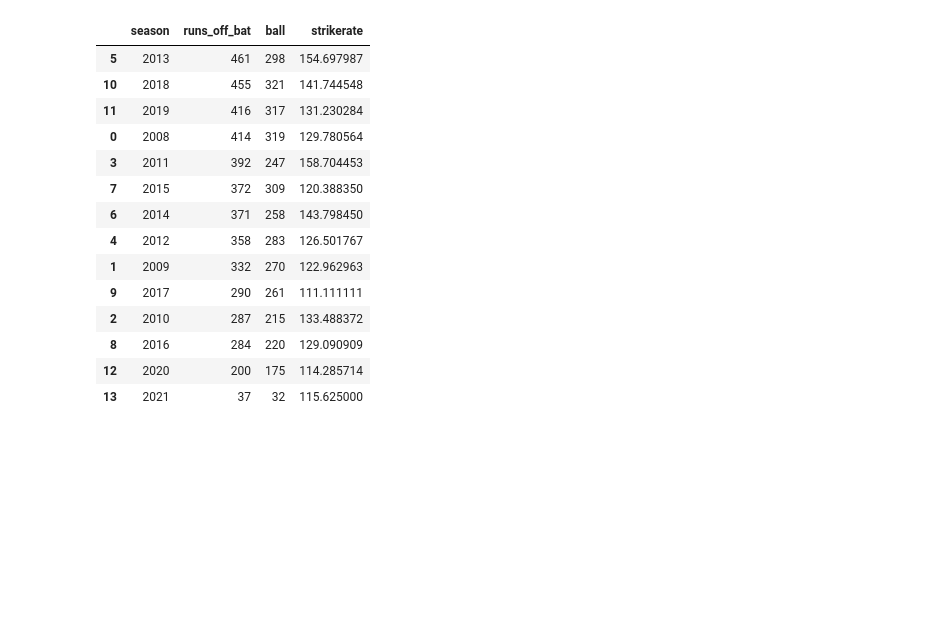
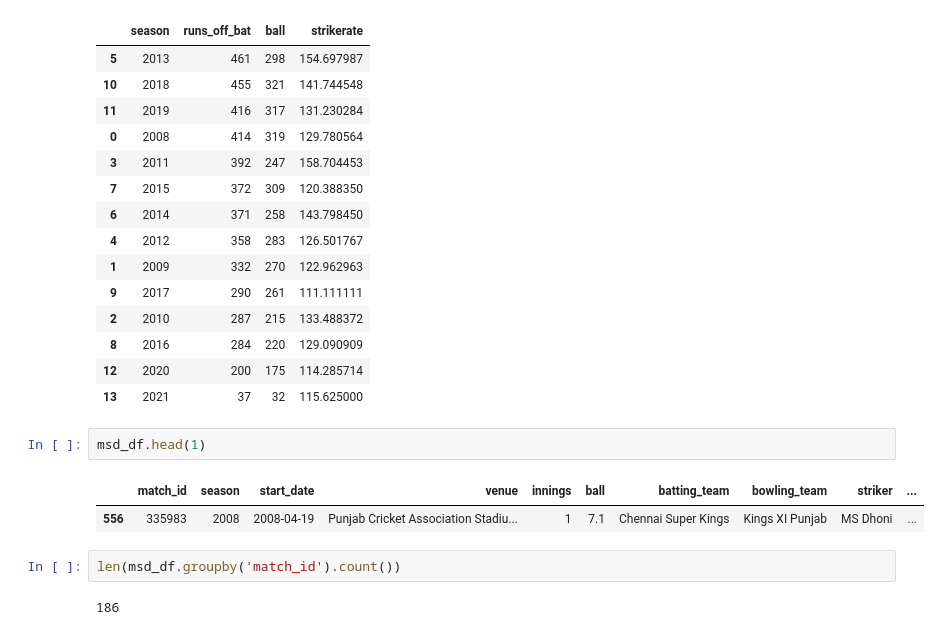
Before and after one commit to arehvs/practice, a Jupyter notebook: Case_study_of_MSD_over_the_years.ipynb, the cells around one changed output. Drawn from its saved outputs; the diff is of its cells as text; blank space fills up the shorter version.

```diff
--- a/Case_study_of_MSD_over_the_years.ipynb
+++ b/Case_study_of_MSD_over_the_years.ipynb
@@ -235,3 +236,12 @@ season_df
 | 8 | 2016 | 284 | 220 | 129.090909 |
 | 12 | 2020 | 200 | 175 | 114.285714 |
 | 13 | 2021 | 37 | 32 | 115.625000 |
+# %%
+msd_df.head(1)
+# %% [output]
+|  | match_id | season | start_date | venue | innings | ball | batting_team | bowling_team | striker | ... |
+| 556 | 335983 | 2008 | 2008-04-19 | Punjab Cricket Association Stadiu... | 1 | 7.1 | Chennai Super Kings | Kings XI Punjab | MS Dhoni | ... |
+# %%
+len(msd_df.groupby('match_id').count())
+# %% [output]
+186
```
Also changed, not shown: parts of 10 cells of this notebook.
